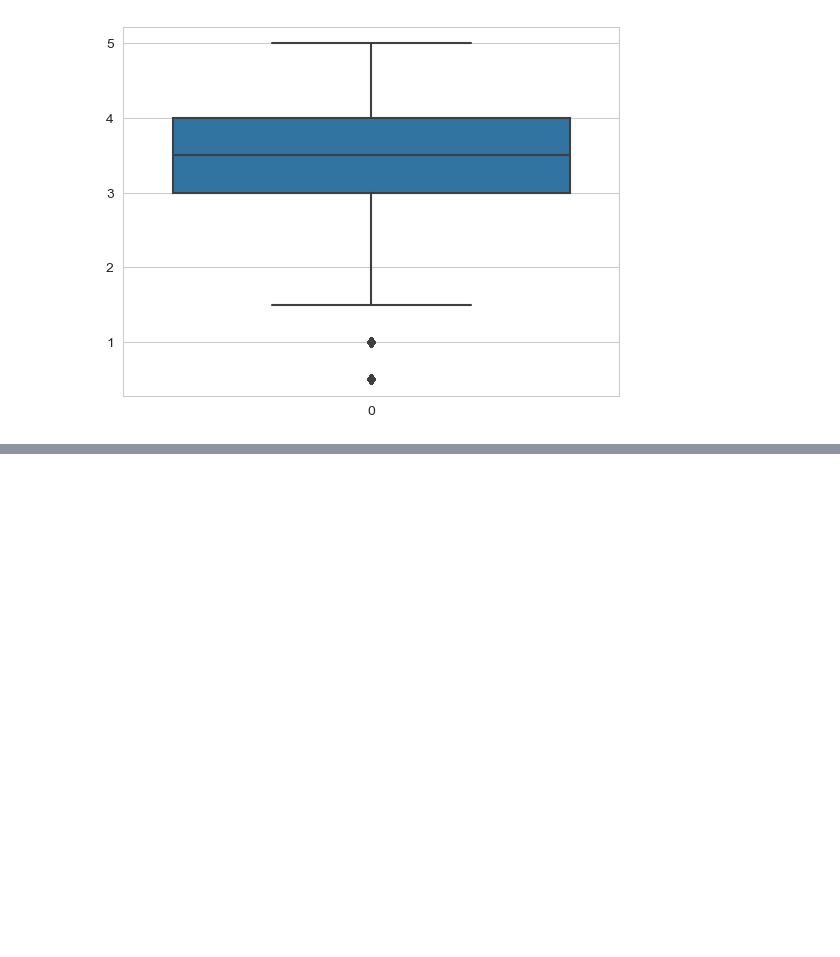
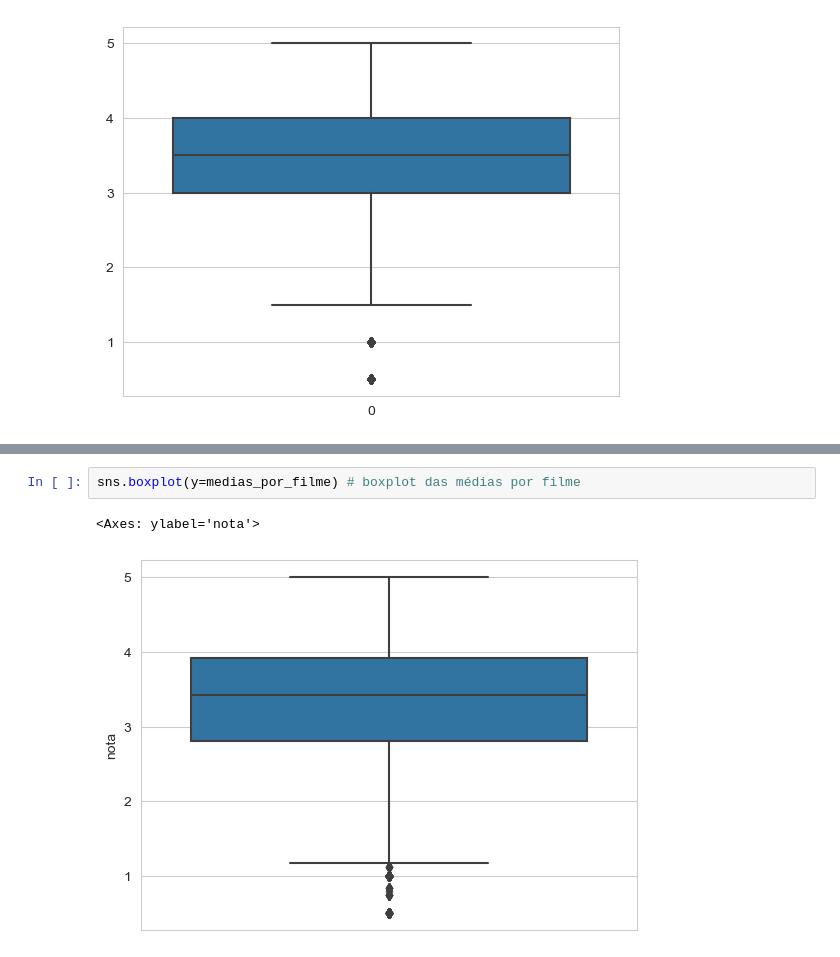
Before and after one commit to paulorobertovrc/alura-data-science, a Jupyter notebook: Pandas/main.ipynb, the cells around one changed output, grey strips where cells are left out. Cells and saved outputs as stored; diff of their text form; blank space fills up the shorter version.

```diff
--- a/Pandas/main.ipynb
+++ b/Pandas/main.ipynb
@@ -80,0 +121,5 @@ sns.boxplot(notas.nota) # boxplot das notas
+# %%
+sns.boxplot(y=medias_por_filme) # boxplot das médias por filme
+# %% [output]
+<Axes: ylabel='nota'>
+[figure, added]
```
Also changed, not shown: parts of 12 cells of this notebook.
